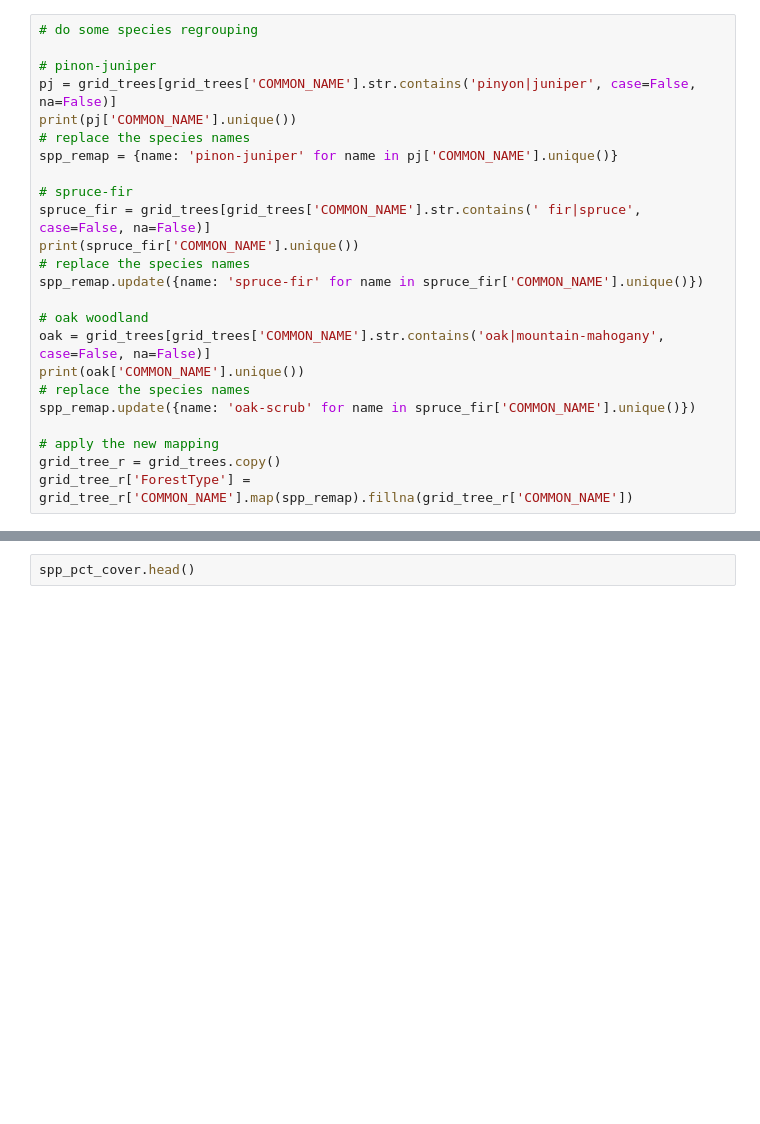
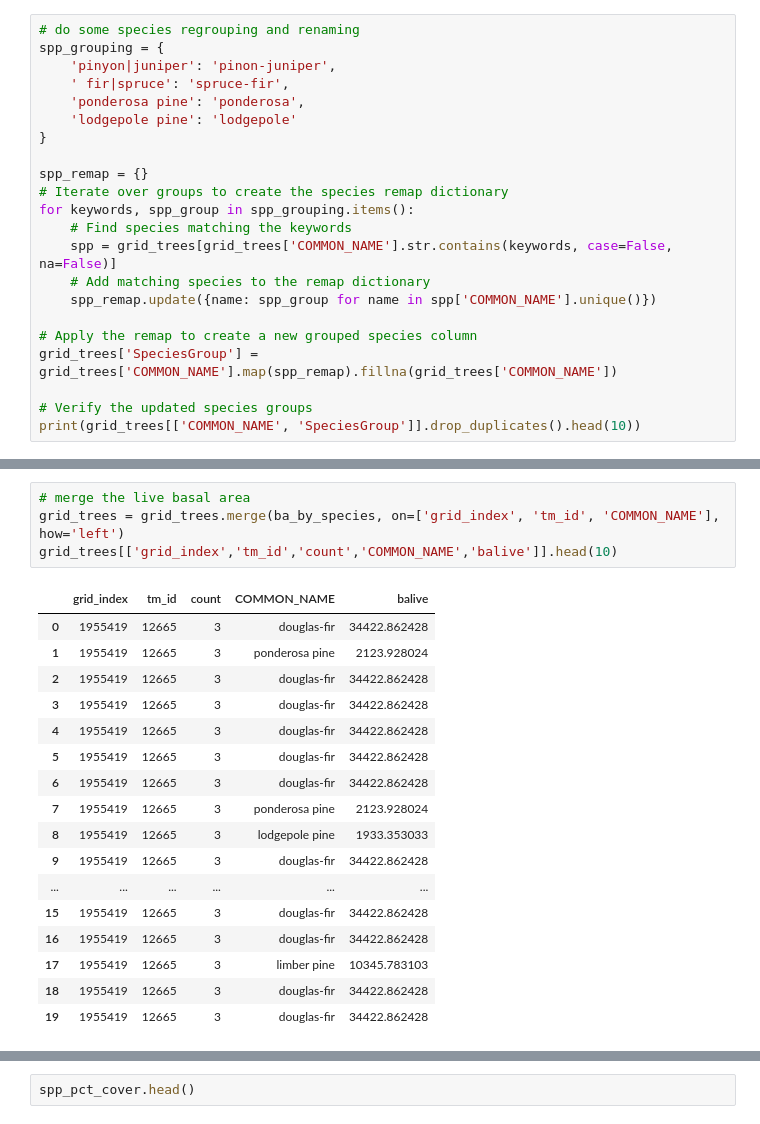
Before and after one commit to natshoff/aspen-fire-fork, a Jupyter notebook: Aim2/code/Python/04a_TreeMap_FIA.ipynb, the cells around one changed output, grey strips where cells are left out. Cells and saved outputs as stored; diff of their text form; blank space fills up the shorter version.

```diff
--- a/Aim2/code/Python/04a_TreeMap_FIA.ipynb
+++ b/Aim2/code/Python/04a_TreeMap_FIA.ipynb
@@ -122,24 +212,22 @@ print(f"\nSpecies contributing to 97% of the burned area:\n{top_species}\n")
 # %%
-# do some species regrouping
+# do some species regrouping and renaming
+spp_grouping = {
+    'pinyon|juniper': 'pinon-juniper',
+    ' fir|spruce': 'spruce-fir',
+    'ponderosa pine': 'ponderosa',
+    'lodgepole pine': 'lodgepole'
+}
 
-# pinon-juniper
-pj = grid_trees[grid_trees['COMMON_NAME'].str.contains('pinyon|juniper', case=False, na=False)]
-print(pj['COMMON_NAME'].unique())
-# replace the species names
-spp_remap = {name: 'pinon-juniper' for name in pj['COMMON_NAME'].unique()}
+spp_remap = {}
+# Iterate over groups to create the species remap dictionary
+for keywords, spp_group in spp_grouping.items():
+    # Find species matching the keywords
+    spp = grid_trees[grid_trees['COMMON_NAME'].str.contains(keywords, case=False, na=False)]
+    # Add matching species to the remap dictionary
+    spp_remap.update({name: spp_group for name in spp['COMMON_NAME'].unique()})
 
-# spruce-fir
-spruce_fir = grid_trees[grid_trees['COMMON_NAME'].str.contains(' fir|spruce', case=False, na=False)]
-print(spruce_fir['COMMON_NAME'].unique())
-# replace the species names
-spp_remap.update({name: 'spruce-fir' for name in spruce_fir['COMMON_NAME'].unique()})
+# Apply the remap to create a new grouped species column
+grid_trees['SpeciesGroup'] = grid_trees['COMMON_NAME'].map(spp_remap).fillna(grid_trees['COMMON_NAME'])
 
-# oak woodland
-oak = grid_trees[grid_trees['COMMON_NAME'].str.contains('oak|mountain-mahogany', case=False, na=False)]
-print(oak['COMMON_NAME'].unique())
-# replace the species names
-spp_remap.update({name: 'oak-scrub' for name in spruce_fir['COMMON_NAME'].unique()})
-
-# apply the new mapping
-grid_tree_r = grid_trees.copy()
-grid_tree_r['ForestType'] = grid_tree_r['COMMON_NAME'].map(spp_remap).fillna(grid_tree_r['COMMON_NAME'])
+# Verify the updated species groups
+print(grid_trees[['COMMON_NAME', 'SpeciesGroup']].drop_duplicates().head(10))
@@ -145,0 +246,22 @@ grid_tree_r['ForestType'] = grid_tree_r['COMMON_NAME'].map(spp_remap).fillna(gri
+# %%
+# merge the live basal area
+grid_trees = grid_trees.merge(ba_by_species, on=['grid_index', 'tm_id', 'COMMON_NAME'], how='left')
+grid_trees[['grid_index','tm_id','count','COMMON_NAME','balive']].head(10)
+# %% [output]
+|  | grid_index | tm_id | count | COMMON_NAME | balive |
+| 0 | 1955419 | 12665 | 3 | douglas-fir | 34422.862428 |
+| 1 | 1955419 | 12665 | 3 | ponderosa pine | 2123.928024 |
+| 2 | 1955419 | 12665 | 3 | douglas-fir | 34422.862428 |
+| 3 | 1955419 | 12665 | 3 | douglas-fir | 34422.862428 |
+| 4 | 1955419 | 12665 | 3 | douglas-fir | 34422.862428 |
+| 5 | 1955419 | 12665 | 3 | douglas-fir | 34422.862428 |
+| 6 | 1955419 | 12665 | 3 | douglas-fir | 34422.862428 |
+| 7 | 1955419 | 12665 | 3 | ponderosa pine | 2123.928024 |
+| 8 | 1955419 | 12665 | 3 | lodgepole pine | 1933.353033 |
+| 9 | 1955419 | 12665 | 3 | douglas-fir | 34422.862428 |
+| ... | ... | ... | ... | ... | ... |
+| 15 | 1955419 | 12665 | 3 | douglas-fir | 34422.862428 |
+| 16 | 1955419 | 12665 | 3 | douglas-fir | 34422.862428 |
+| 17 | 1955419 | 12665 | 3 | limber pine | 10345.783103 |
+| 18 | 1955419 | 12665 | 3 | douglas-fir | 34422.862428 |
+| 19 | 1955419 | 12665 | 3 | douglas-fir | 34422.862428 |
```
Also changed, not shown: parts of 13 cells of this notebook, 2 other files.
